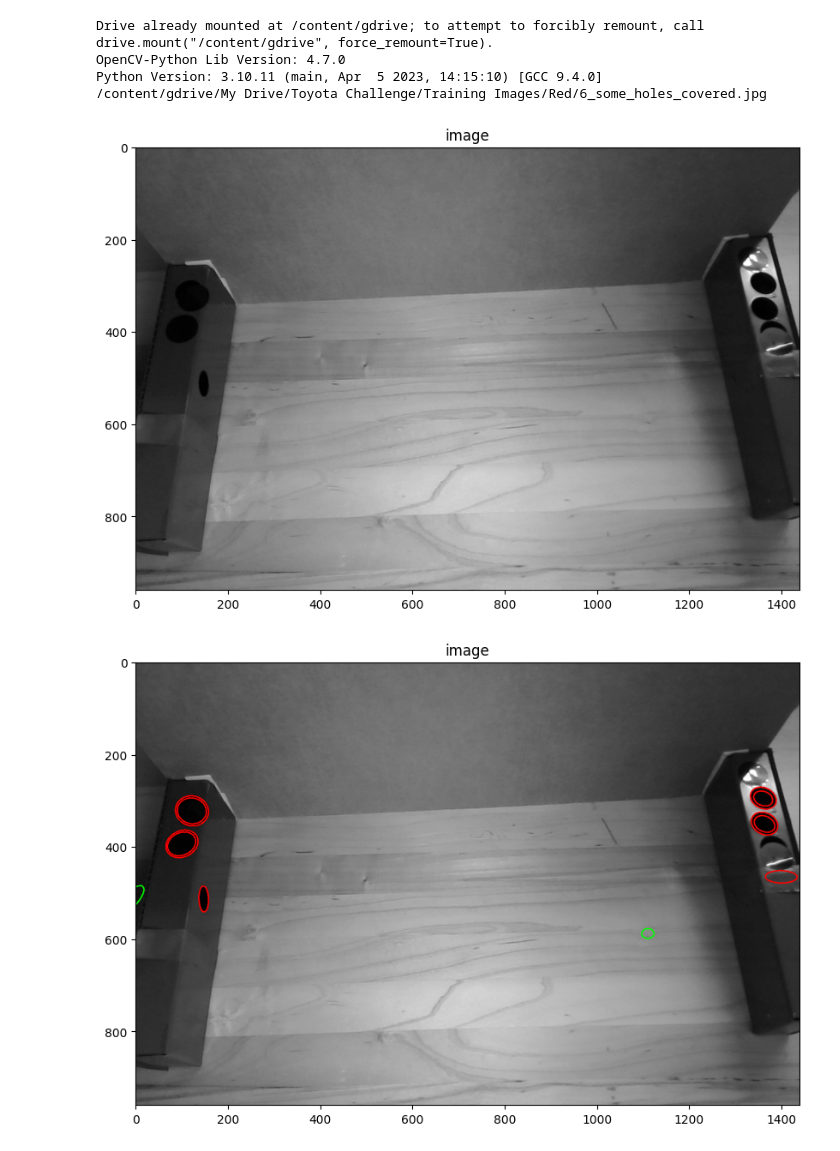
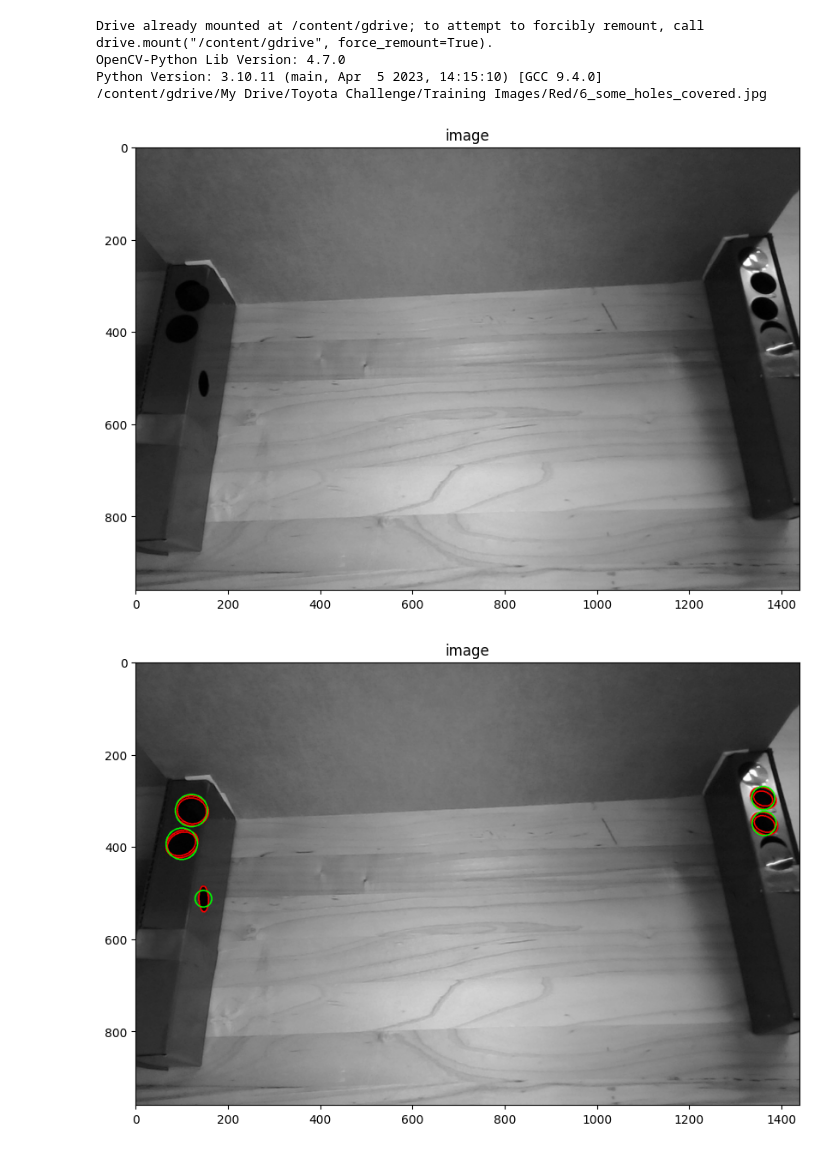
Before and after one commit to joeymaillette04/ToyotaCV, a Jupyter notebook: toyotaChallenge.ipynb, the cells around one changed output. Drawn from its saved outputs; the diff is of its cells as text; code cells hidden in the pictures.

Commit message:
Implemented blob detection and ellipse detection to compare

```diff
--- a/toyotaChallenge.ipynb
+++ b/toyotaChallenge.ipynb
@@ -45,14 +43,43 @@ def main():
         print("Image not loaded")
         return
 
+    # Set up the SimpleBlobDetector parameters
+    blob_params = cv2.SimpleBlobDetector_Params()
+
+    # Change thresholds
+    blob_params.minThreshold = 10
+    blob_params.maxThreshold = 200
+
+    # Filter by Area.
+    blob_params.filterByArea = True
+    blob_params.minArea = 100
+
+    # Filter by Circularity
+    blob_params.filterByCircularity = True
+    blob_params.minCircularity = 0.1
+
+    # Filter by Convexity
+    blob_params.filterByConvexity = True
+    blob_params.minConvexity = 0.87
+
+    # Filter by Inertia
+    blob_params.filterByInertia = True
+    blob_params.minInertiaRatio = 0.1
+
+    # Create a blob detector with the parameters
+    blob_detector = cv2.SimpleBlobDetector_create(blob_params)
+
+    # Detect blobs
+    keypoints = blob_detector.detect(img)
+
+    # Prepare a color version of the image for visualization
+    img_color = cv2.cvtColor(img, cv2.COLOR_GRAY2BGR)
+
     # Apply adaptive mean thresholding
     img_bin = cv2.adaptiveThreshold(img, 255, cv2.ADAPTIVE_THRESH_MEAN_C, cv2.THRESH_BINARY_INV, 11, 2)
 
     # Find contours in the binary image
     contours, hierarchy = cv2.findContours(img_bin, cv2.RETR_TREE, cv2.CHAIN_APPROX_SIMPLE)
-
-    # Prepare a color version of the image for visualization
-    img_color = cv2.cvtColor(img, cv2.COLOR_GRAY2BGR)
 
     # Loop through the contours and hierarchy
     for i, cnt in enumerate(contours):
@@ -65,17 +92,22 @@ def main():
             ratio = ma / MA if MA > 0 else 0
             # If the size of the ellipse and the ratio are within the range, draw it
             if 20 <= MA <= 100 and 20 <= ma <= 100 and 1 <= ratio <= 3:
-                # Check if it has a child contour (indicating overlap)
-                if hierarchy[0][i][2] != -1:
-                    # Draw the overlapping ellipse in red
-                    cv2.ellipse(img_color, ellipse, (0, 0, 255), 2)
-                else:
-                    # Draw the normal ellipse in green
-                    cv2.ellipse(img_color, ellipse, (0, 255, 0), 2)
+                # Check if it has a corresponding blob (circle)
+                for kp in keypoints:
+                    x, y = int(kp.pt[0]), int(kp.pt[1])  # Get the coordinates of the keypoint
+                    # Check if the keypoint (blob) is within the contour (ellipse)
+                    if cv2.pointPolygonTest(cnt, (x, y), False) >= 0:
+                        # Draw the overlapping ellipse in red
+                        cv2.ellipse(img_color, ellipse, (0, 0, 255), 2)
+                        # Draw a circle around the keypoint (blob) in green
+                        cv2.circle(img_color, (x, y), int(kp.size / 2), (0, 255, 0), 2)
+                        break  # Break after finding the corresponding blob
 
-    # Display the original image and the result
+    # Display the original image and the result with detected ellipses and corresponding blobs
     printToScreen(img, True)
     printToScreen(img_color, False)
+
+
 
 
 def getImgObject(folder, file, imaging):
@@ -84,31 +116,31 @@ def getImgObject(folder, file, imaging):
   print(string)
 
   if(imaging=="RGB"):
     img = cv2.imread(string, cv2.IMREAD_UNCHANGED)
   elif(imaging=="GRAYSCALE"):
     img = cv2.imread(string, cv2.IMREAD_GRAYSCALE)
   else:
     gray = cv2.imread(string, cv2.IMREAD_GRAYSCALE)
     # binary threshholding -> convert grayscale -> binary img
     ret, img = cv2.threshold(gray, 127, 255, cv2.THRESH_BINARY)
 
   return img
 
 def printToScreen(img, grayQ):
   plt.figure(figsize=(10,10))
   if (grayQ):
     plt.imshow(img, cmap="gray")
   else:
     plt.imshow(cv2.cvtColor(img, cv2.COLOR_BGR2RGB))
 
   plt.title('image')
   plt.show()
 
 main()
 # %% [output]
 Drive already mounted at /content/gdrive; to attempt to forcibly remount, call drive.mount("/content/gdrive", force_remount=True).
 OpenCV-Python Lib Version: 4.7.0
 Python Version: 3.10.11 (main, Apr  5 2023, 14:15:10) [GCC 9.4.0]
 /content/gdrive/My Drive/Toyota Challenge/Training Images/Red/6_some_holes_covered.jpg
 [figure]
-[figure, old version]
+[figure, new version]
```
Also changed, not shown: parts of 1 cell of this notebook.
